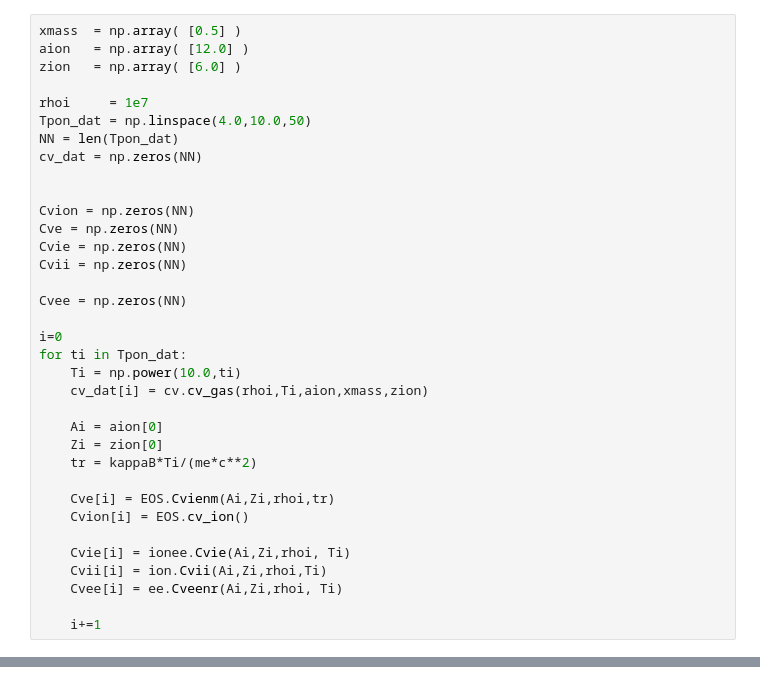
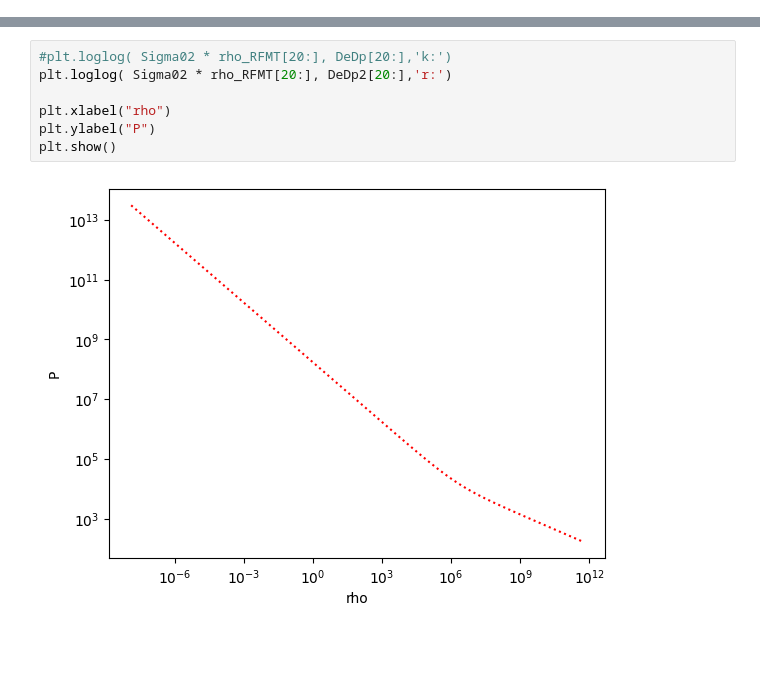
Before and after one commit to lauramb8909/WhiteDwarf, a Jupyter notebook: Untitled.ipynb, the cells around one changed output, grey strips where cells are left out. Saved outputs shown, nothing was run; the diff lists cells and outputs as text; blank space fills up the shorter version.

```diff
--- a/Untitled.ipynb
+++ b/Untitled.ipynb
@@ -306,35 +75,0 @@ plt.show()
-# %%
-xmass  = np.array( [0.5] )
-aion   = np.array( [12.0] )
-zion   = np.array( [6.0] )
-
-rhoi     = 1e7
-Tpon_dat = np.linspace(4.0,10.0,50)
-NN = len(Tpon_dat)
-cv_dat = np.zeros(NN)
-
-
-Cvion = np.zeros(NN)
-Cve = np.zeros(NN)
-Cvie = np.zeros(NN)
-Cvii = np.zeros(NN)
-
-Cvee = np.zeros(NN)
-
-i=0
-for ti in Tpon_dat:
-    Ti = np.power(10.0,ti)
-    cv_dat[i] = cv.cv_gas(rhoi,Ti,aion,xmass,zion)
-
-    Ai = aion[0]
-    Zi = zion[0]
-    tr = kappaB*Ti/(me*c**2)
-
-    Cve[i] = EOS.Cvienm(Ai,Zi,rhoi,tr)
-    Cvion[i] = EOS.cv_ion()
-
-    Cvie[i] = ionee.Cvie(Ai,Zi,rhoi, Ti)
-    Cvii[i] = ion.Cvii(Ai,Zi,rhoi,Ti)
-    Cvee[i] = ee.Cveenr(Ai,Zi,rhoi, Ti)
-
-    i+=1
@@ -598,0 +148,9 @@ Text(0, 0.5, 'time')
+# %%
+#plt.loglog( Sigma02 * rho_RFMT[20:], DeDp[20:],'k:')
+plt.loglog( Sigma02 * rho_RFMT[20:], DeDp2[20:],'r:')
+
+plt.xlabel("rho")
+plt.ylabel("P")
+plt.show()
+# %% [output]
+[figure, added]
```
Also changed, not shown: parts of 29 cells of this notebook, 1 other file.
